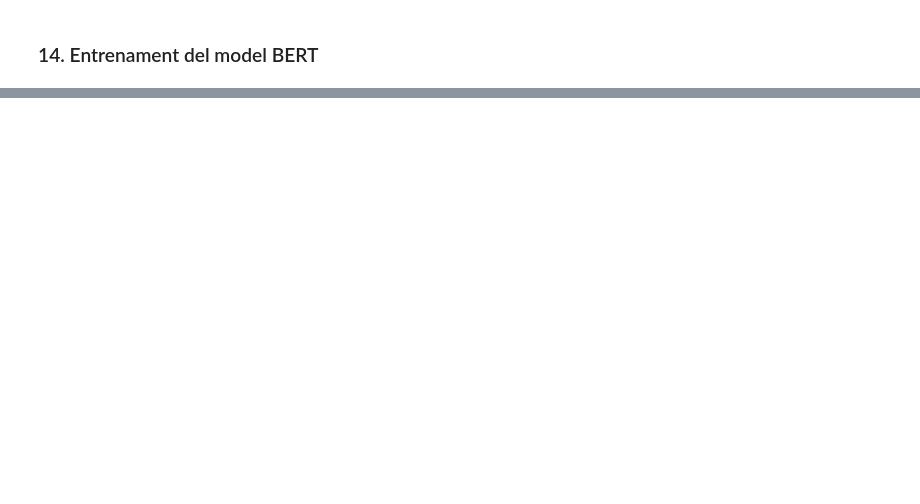
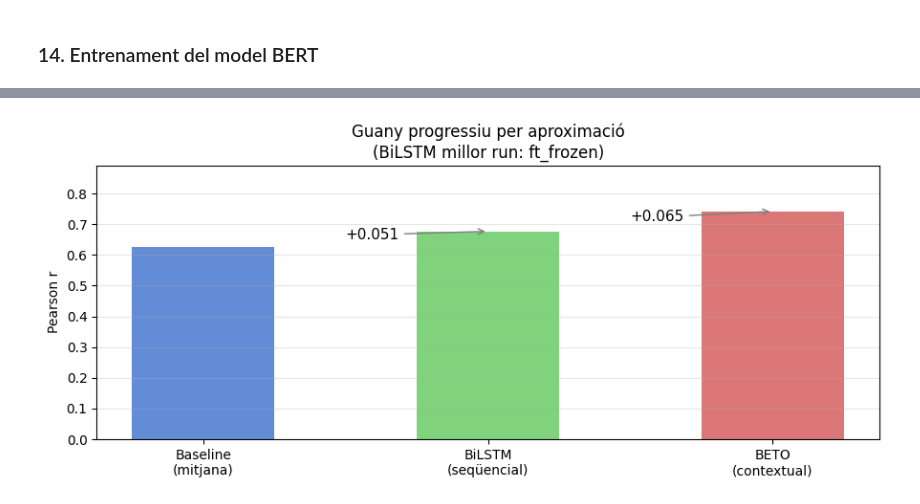
Before and after one commit to maxerrmax/Practica4_PLH, a Jupyter notebook: P4_part3_extrinseca.ipynb, the cells around one changed output, grey strips where cells are left out. Drawn from its saved outputs; the diff is of its cells as text; code cells hidden in the pictures; blank space fills up the shorter version.

```diff
--- a/P4_part3_extrinseca.ipynb
+++ b/P4_part3_extrinseca.ipynb
@@ -561,0 +1206,29 @@ plt.show()
+# %%
+fig, ax = plt.subplots(figsize=(9, 4))
+
+etapes = ["Baseline\n(mitjana)", "BiLSTM\n(seqüencial)", "BETO\n(contextual)"]
+valors = [best_bl["mean"], max(seq_results.values()), best_test_bert]
+colors = ["#4878cf", "#6acc65", "#d65f5f"]
+
+bars = ax.bar(etapes, valors, color=colors, alpha=0.85, width=0.5)
+
+# Fletxes de guany
+for i in range(len(valors) - 1):
+    guany = valors[i+1] - valors[i]
+    signe = "+" if guany >= 0 else ""
+    ax.annotate(f"{signe}{guany:.3f}",
+                xy=(i+1, valors[i+1]),
+                xytext=(i+0.5, (valors[i] + valors[i+1]) / 2),
+                fontsize=11, color="black",
+                arrowprops=dict(arrowstyle="->", color="gray"))
+
+ax.set_ylabel("Pearson r")
+ax.set_title(f"Guany progressiu per aproximació\n"
+             f"(BiLSTM millor run: {best_run})")
+ax.set_ylim(0, max(valors) + 0.15)
+ax.grid(axis="y", alpha=0.3)
+plt.tight_layout()
+plt.savefig("grafic_guany_etapes.png", dpi=120, bbox_inches="tight")
+plt.show()
+# %% [output]
+[figure, added]
```
Also changed, not shown: parts of 53 cells of this notebook, 2 other files.
